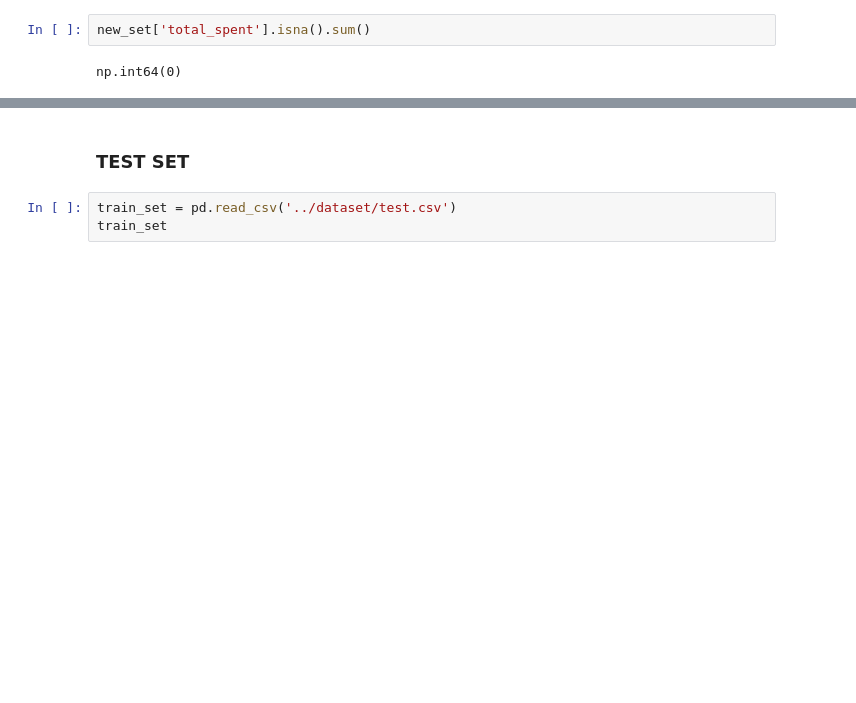
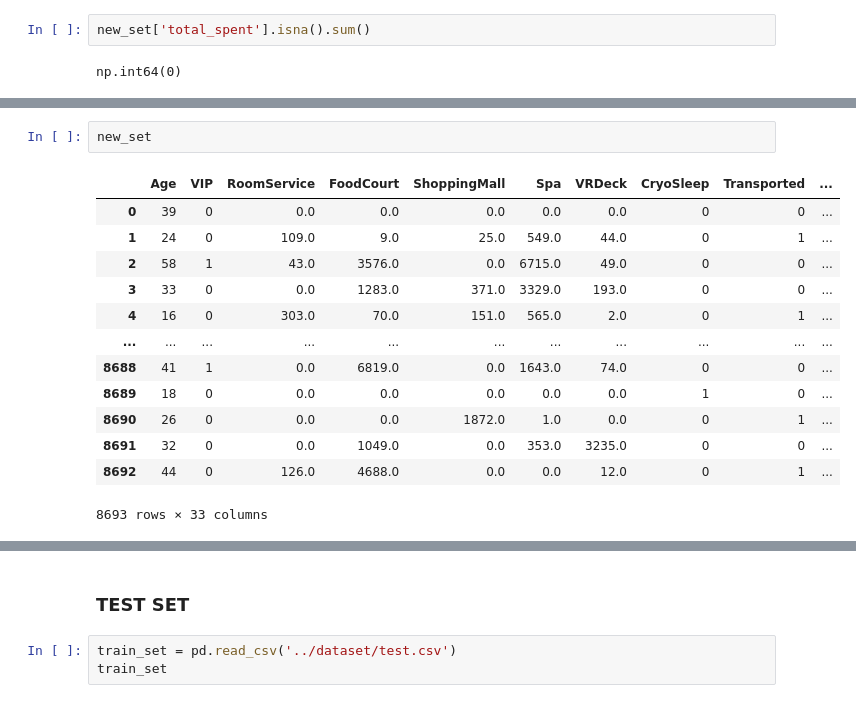
Before and after one commit to plamensve/SPACESHIP_TITANIC, a Jupyter notebook: notebooks/new_spaceship_titanic.ipynb, the cells around one changed output, grey strips where cells are left out. Cells and saved outputs as stored; diff of their text form; blank space fills up the shorter version.

```diff
--- a/notebooks/new_spaceship_titanic.ipynb
+++ b/notebooks/new_spaceship_titanic.ipynb
@@ -226,3 +281,19 @@ new_set
+# %%
+new_set
+# %% [output]
+|  | Age | VIP | RoomService | FoodCourt | ShoppingMall | Spa | VRDeck | CryoSleep | Transported | ... |
+| 0 | 39 | 0 | 0.0 | 0.0 | 0.0 | 0.0 | 0.0 | 0 | 0 | ... |
+| 1 | 24 | 0 | 109.0 | 9.0 | 25.0 | 549.0 | 44.0 | 0 | 1 | ... |
+| 2 | 58 | 1 | 43.0 | 3576.0 | 0.0 | 6715.0 | 49.0 | 0 | 0 | ... |
+| 3 | 33 | 0 | 0.0 | 1283.0 | 371.0 | 3329.0 | 193.0 | 0 | 0 | ... |
+| 4 | 16 | 0 | 303.0 | 70.0 | 151.0 | 565.0 | 2.0 | 0 | 1 | ... |
+| ... | ... | ... | ... | ... | ... | ... | ... | ... | ... | ... |
+| 8688 | 41 | 1 | 0.0 | 6819.0 | 0.0 | 1643.0 | 74.0 | 0 | 0 | ... |
+| 8689 | 18 | 0 | 0.0 | 0.0 | 0.0 | 0.0 | 0.0 | 1 | 0 | ... |
+| 8690 | 26 | 0 | 0.0 | 0.0 | 1872.0 | 1.0 | 0.0 | 0 | 1 | ... |
+| 8691 | 32 | 0 | 0.0 | 1049.0 | 0.0 | 353.0 | 3235.0 | 0 | 0 | ... |
+| 8692 | 44 | 0 | 126.0 | 4688.0 | 0.0 | 0.0 | 12.0 | 0 | 1 | ... |
+8693 rows × 33 columns
 # %%
 from sklearn.ensemble import HistGradientBoostingClassifier
 from catboost import CatBoostClassifier
```
Also changed, not shown: parts of 14 cells of this notebook, 5 other files.
